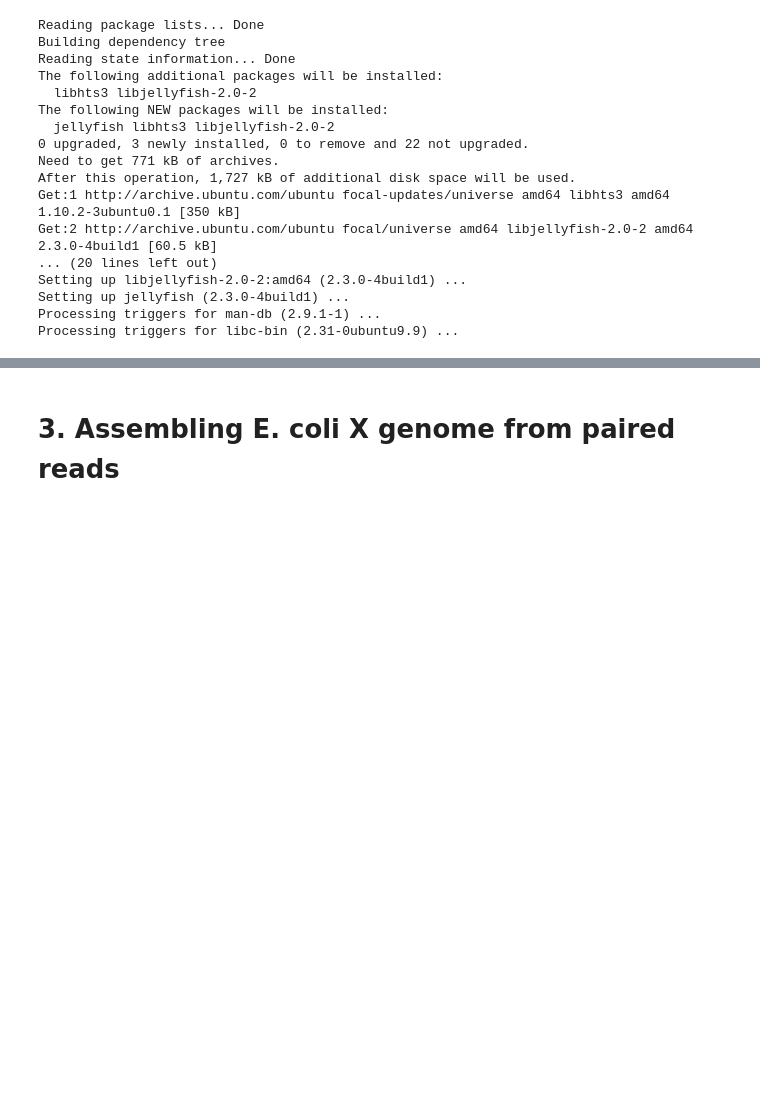
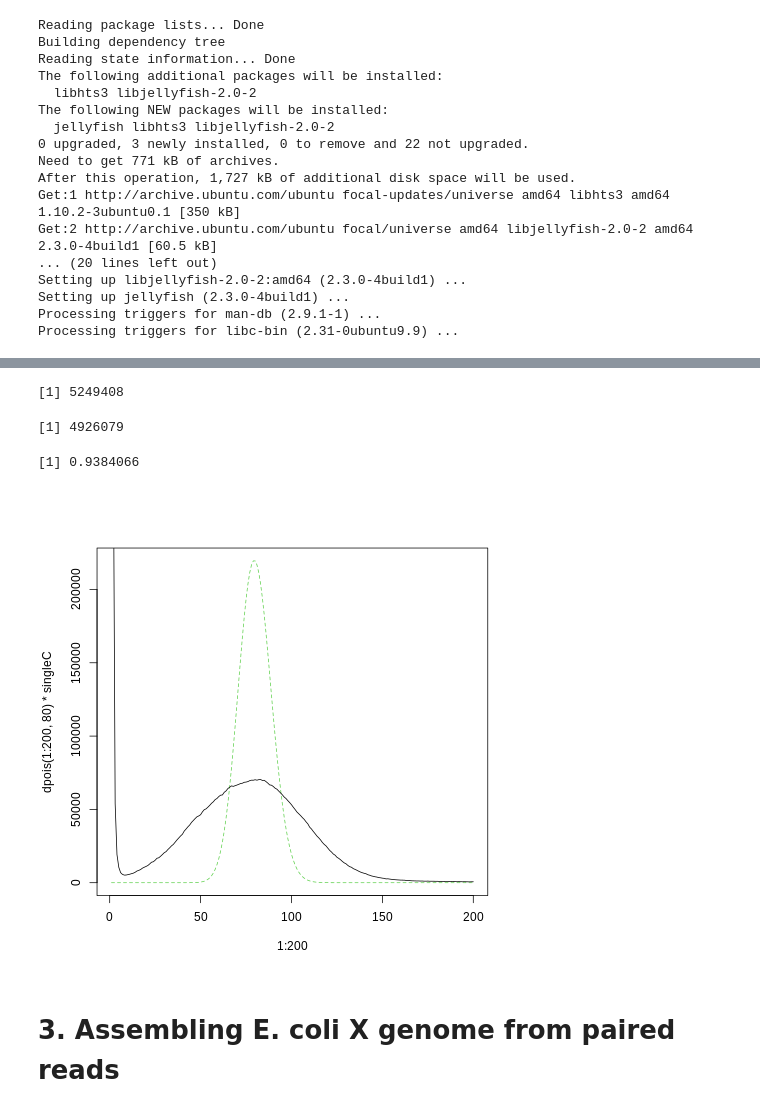
Before and after one commit to Lynxlazy/genomics-data-analysis, a Jupyter notebook: Project2.ipynb, the cells around one changed output, grey strips where cells are left out. Cells and saved outputs as stored; diff of their text form; code cells hidden in the pictures; blank space fills up the shorter version.

```diff
--- a/Project2.ipynb
+++ b/Project2.ipynb
@@ -85,3 +117,25 @@ terminate called after throwing an instance of 'std::runtime_error'
+# %%
+%%R
+sum(as.numeric(mer_counts[16:1134,1]*mer_counts[16:1134,2]))/80
+# %% [output]
+[1] 5249408
+# %%
+%%R
+sum(as.numeric(mer_counts[10:150,1]*mer_counts[10:150,2]))/80
+# %% [output]
+[1] 4926079
+# %%
+%%R
+sum(as.numeric(mer_counts[10:150,1]*mer_counts[10:150,2]))/sum(as.numeric(mer_counts[16:1134,1]*mer_counts[16:1134,2]))
+# %% [output]
+[1] 0.9384066
+# %%
+%%R
+singleC <- sum(as.numeric(mer_counts[10:150,1]*mer_counts[10:150,2]))/80
+plot(1:200,dpois(1:200, 80)*singleC, type = "l", col=3, lty=2)
+lines(mer_counts[1:200,],type="l")
+# %% [output]
+[figure, added]
 # %% [markdown]
 # 3. Assembling E. coli X genome from paired reads
 # %%
```
Also changed, not shown: parts of 16 cells of this notebook.
